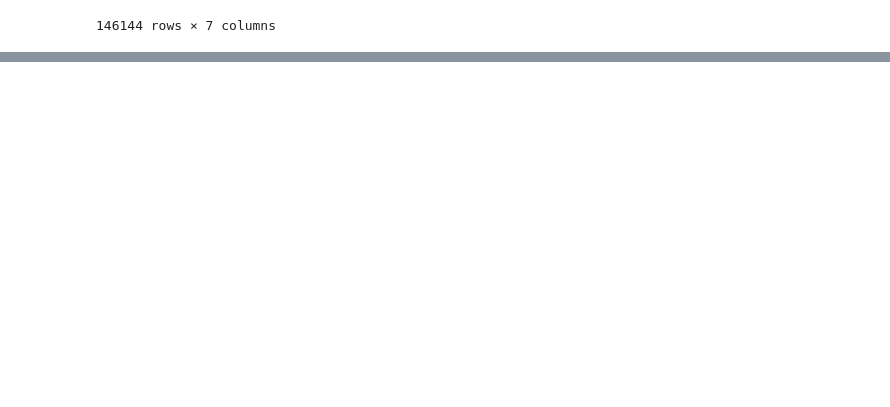
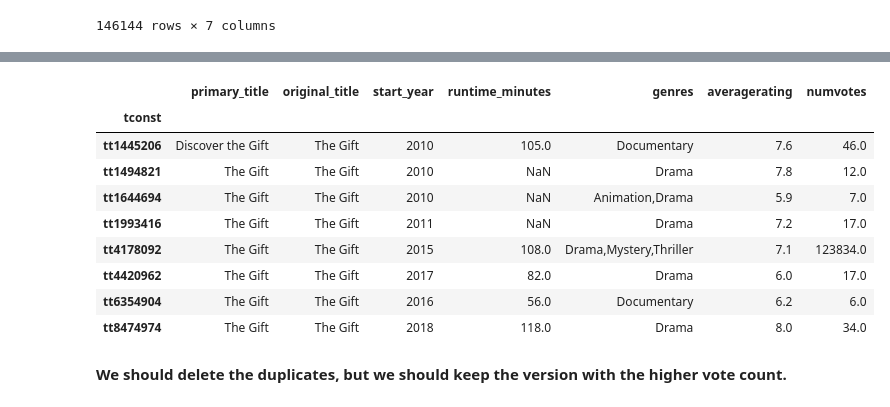
Before and after one commit to learn-co-curriculum/dsc-project-template, a Jupyter notebook: cleaning_and_eda.ipynb, the cells around one changed output, grey strips where cells are left out. Saved outputs shown, nothing was run; the diff lists cells and outputs as text; code cells hidden in the pictures; blank space fills up the shorter version.

```diff
--- a/cleaning_and_eda.ipynb
+++ b/cleaning_and_eda.ipynb
@@ -98,0 +287,15 @@ Ratings NaNs: 72288
+# %%
+imdb_movies_plus_ratings[imdb_movies_plus_ratings['original_title'] == 'The Gift']
+# %% [output]
+|  | primary_title | original_title | start_year | runtime_minutes | genres | averagerating | numvotes |
+| tconst |  |  |  |  |  |  |  |
+| tt1445206 | Discover the Gift | The Gift | 2010 | 105.0 | Documentary | 7.6 | 46.0 |
+| tt1494821 | The Gift | The Gift | 2010 | NaN | Drama | 7.8 | 12.0 |
+| tt1644694 | The Gift | The Gift | 2010 | NaN | Animation,Drama | 5.9 | 7.0 |
+| tt1993416 | The Gift | The Gift | 2011 | NaN | Drama | 7.2 | 17.0 |
+| tt4178092 | The Gift | The Gift | 2015 | 108.0 | Drama,Mystery,Thriller | 7.1 | 123834.0 |
+| tt4420962 | The Gift | The Gift | 2017 | 82.0 | Drama | 6.0 | 17.0 |
+| tt6354904 | The Gift | The Gift | 2016 | 56.0 | Documentary | 6.2 | 6.0 |
+| tt8474974 | The Gift | The Gift | 2018 | 118.0 | Drama | 8.0 | 34.0 |
+# %% [markdown]
+**We should delete the duplicates, but we should keep the version with the higher vote count.**
```
Also changed, not shown: parts of 40 cells of this notebook, 1 other file.
